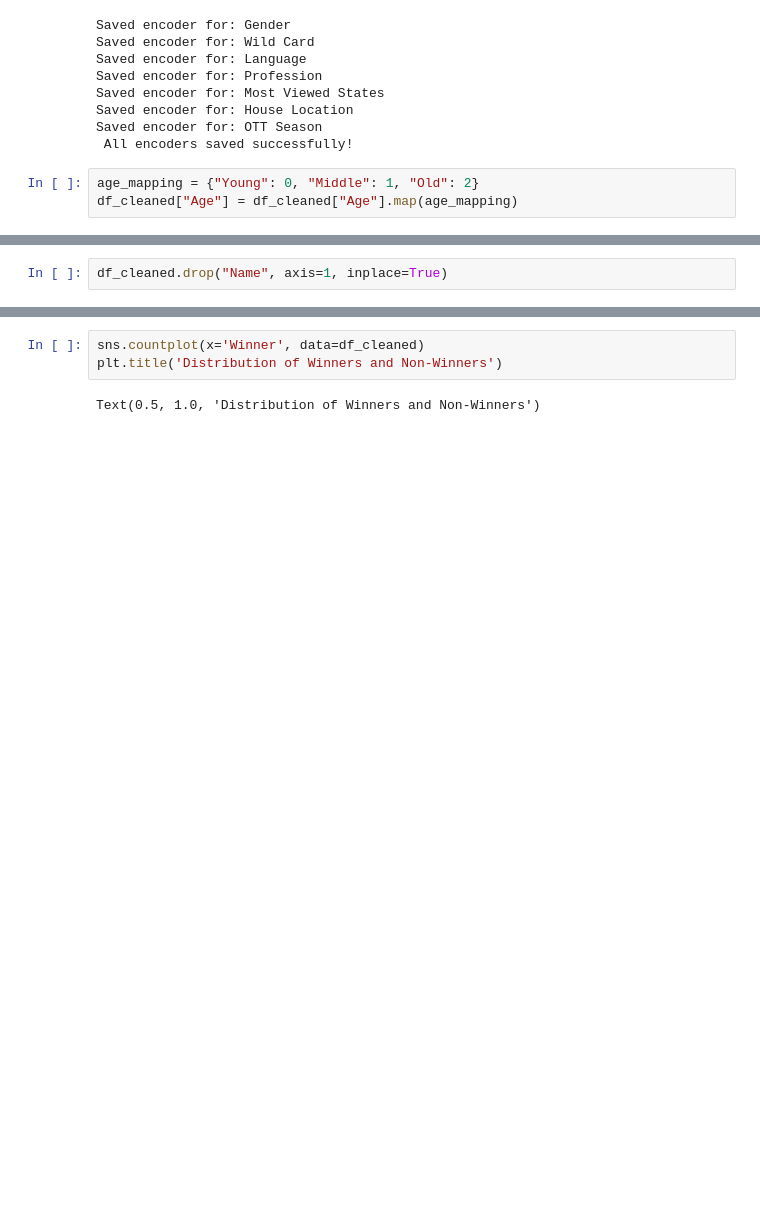
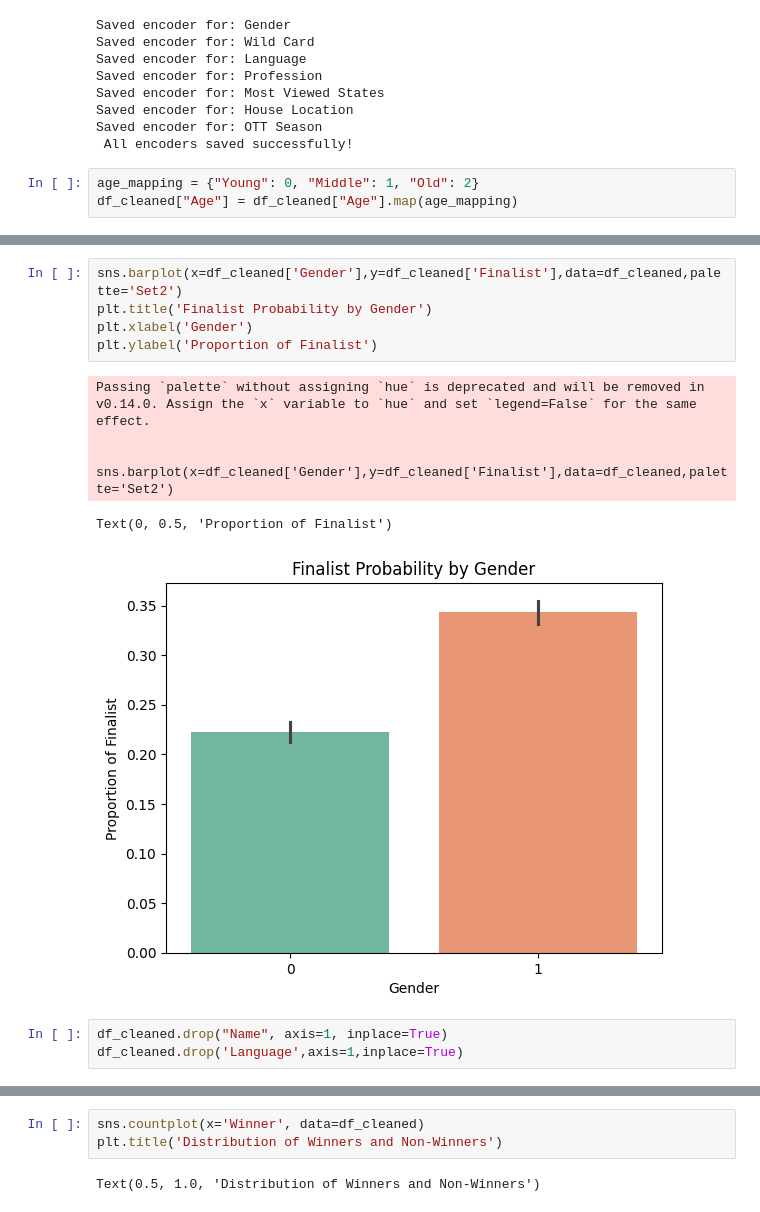
Before and after one commit to Veena-vs/Winnerprediction_BiggBoss_ML-Project, a Jupyter notebook: Winner_prediction.ipynb, the cells around one changed output, grey strips where cells are left out. Saved outputs shown, nothing was run; the diff lists cells and outputs as text; blank space fills up the shorter version.

```diff
--- a/Winner_prediction.ipynb
+++ b/Winner_prediction.ipynb
@@ -327,5 +318,17 @@ df_cleaned["Age"] = df_cleaned["Age"].map(age_mapping)
+# %%
+sns.barplot(x=df_cleaned['Gender'],y=df_cleaned['Finalist'],data=df_cleaned,palette='Set2')
+plt.title('Finalist Probability by Gender')
+plt.xlabel('Gender')
+plt.ylabel('Proportion of Finalist')
+# %% [output]
+Passing `palette` without assigning `hue` is deprecated and will be removed in v0.14.0. Assign the `x` variable to `hue` and set `legend=False` for the same effect.
+
+  sns.barplot(x=df_cleaned['Gender'],y=df_cleaned['Finalist'],data=df_cleaned,palette='Set2')
+Text(0, 0.5, 'Proportion of Finalist')
+[figure, added]
 # %%
 df_cleaned.drop("Name", axis=1, inplace=True)
+df_cleaned.drop('Language',axis=1,inplace=True)
 # %%
 df_cleaned.dtypes
 # %% [output]
```
Also changed, not shown: parts of 11 cells of this notebook, 2 other files.
